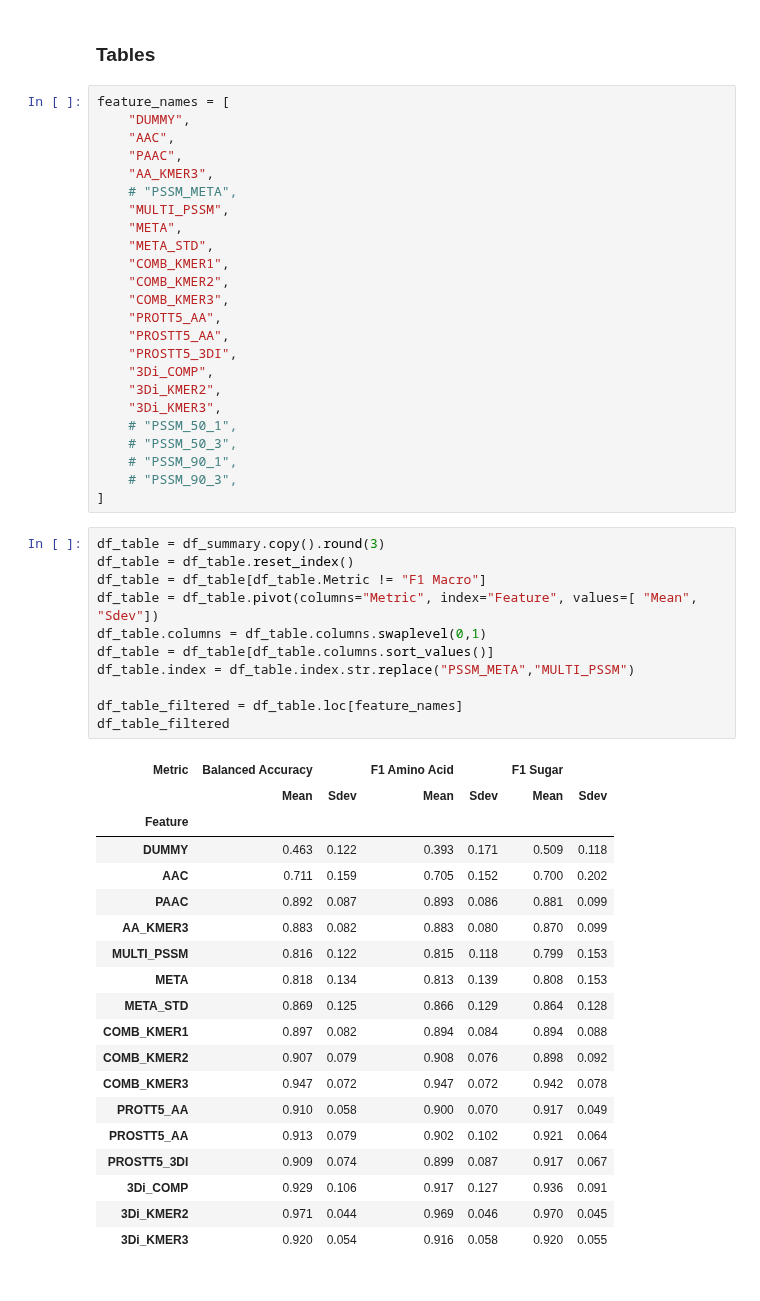
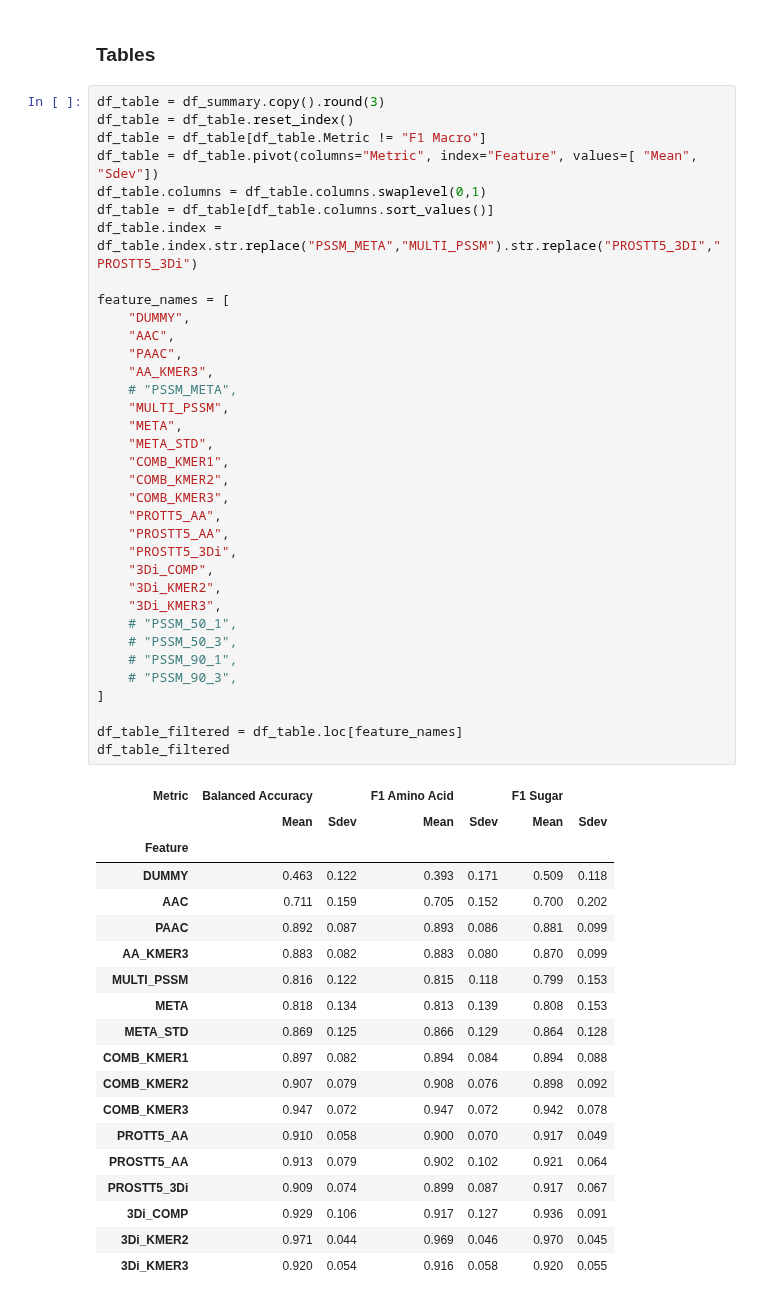
Before and after one commit to adenger/subpred_dl, a Jupyter notebook: notebooks/svm_athaliana_sugaramino_full.ipynb, the cells around one changed output. Drawn from its saved outputs; the diff is of its cells as text.

```diff
--- a/notebooks/svm_athaliana_sugaramino_full.ipynb
+++ b/notebooks/svm_athaliana_sugaramino_full.ipynb
@@ -398,58 +390,58 @@ plot_results_long(
 [figure]
 # %% [markdown]
 ### Tables
-# %%
-feature_names = [
-    "DUMMY",
-    "AAC",
-    "PAAC",
-    "AA_KMER3",
-    # "PSSM_META",
-    "MULTI_PSSM",
-    "META",
-    "META_STD",
-    "COMB_KMER1",
-    "COMB_KMER2",
-    "COMB_KMER3",
-    "PROTT5_AA",
-    "PROSTT5_AA",
-    "PROSTT5_3DI",
-    "3Di_COMP",
-    "3Di_KMER2",
-    "3Di_KMER3",
-    # "PSSM_50_1",
-    # "PSSM_50_3",
-    # "PSSM_90_1",
-    # "PSSM_90_3",
-]
 # %%
 df_table = df_summary.copy().round(3)
 df_table = df_table.reset_index()
 df_table = df_table[df_table.Metric != "F1 Macro"]
 df_table = df_table.pivot(columns="Metric", index="Feature", values=[ "Mean", "Sdev"])
 df_table.columns = df_table.columns.swaplevel(0,1)
 df_table = df_table[df_table.columns.sort_values()]
-df_table.index = df_table.index.str.replace("PSSM_META","MULTI_PSSM")
+df_table.index = df_table.index.str.replace("PSSM_META","MULTI_PSSM").str.replace("PROSTT5_3DI","PROSTT5_3Di")
+
+feature_names = [
+    "DUMMY",
+    "AAC",
+    "PAAC",
+    "AA_KMER3",
+    # "PSSM_META",
+    "MULTI_PSSM",
+    "META",
+    "META_STD",
+    "COMB_KMER1",
+    "COMB_KMER2",
+    "COMB_KMER3",
+    "PROTT5_AA",
+    "PROSTT5_AA",
+    "PROSTT5_3Di",
+    "3Di_COMP",
+    "3Di_KMER2",
+    "3Di_KMER3",
+    # "PSSM_50_1",
+    # "PSSM_50_3",
+    # "PSSM_90_1",
+    # "PSSM_90_3",
+]
 
 df_table_filtered = df_table.loc[feature_names]
 df_table_filtered
 # %% [output]
 | Metric | Balanced Accuracy |  | F1 Amino Acid |  | F1 Sugar |  |
 |  | Mean | Sdev | Mean | Sdev | Mean | Sdev |
 | Feature |  |  |  |  |  |  |
 | DUMMY | 0.463 | 0.122 | 0.393 | 0.171 | 0.509 | 0.118 |
 | AAC | 0.711 | 0.159 | 0.705 | 0.152 | 0.700 | 0.202 |
 | PAAC | 0.892 | 0.087 | 0.893 | 0.086 | 0.881 | 0.099 |
 | AA_KMER3 | 0.883 | 0.082 | 0.883 | 0.080 | 0.870 | 0.099 |
 | MULTI_PSSM | 0.816 | 0.122 | 0.815 | 0.118 | 0.799 | 0.153 |
 | META | 0.818 | 0.134 | 0.813 | 0.139 | 0.808 | 0.153 |
 | META_STD | 0.869 | 0.125 | 0.866 | 0.129 | 0.864 | 0.128 |
 | COMB_KMER1 | 0.897 | 0.082 | 0.894 | 0.084 | 0.894 | 0.088 |
 | COMB_KMER2 | 0.907 | 0.079 | 0.908 | 0.076 | 0.898 | 0.092 |
 | COMB_KMER3 | 0.947 | 0.072 | 0.947 | 0.072 | 0.942 | 0.078 |
 | PROTT5_AA | 0.910 | 0.058 | 0.900 | 0.070 | 0.917 | 0.049 |
 | PROSTT5_AA | 0.913 | 0.079 | 0.902 | 0.102 | 0.921 | 0.064 |
-| PROSTT5_3DI | 0.909 | 0.074 | 0.899 | 0.087 | 0.917 | 0.067 |
+| PROSTT5_3Di | 0.909 | 0.074 | 0.899 | 0.087 | 0.917 | 0.067 |
 | 3Di_COMP | 0.929 | 0.106 | 0.917 | 0.127 | 0.936 | 0.091 |
 | 3Di_KMER2 | 0.971 | 0.044 | 0.969 | 0.046 | 0.970 | 0.045 |
 | 3Di_KMER3 | 0.920 | 0.054 | 0.916 | 0.058 | 0.920 | 0.055 |
```
Also changed, not shown: parts of 7 cells of this notebook, 4 other files.
